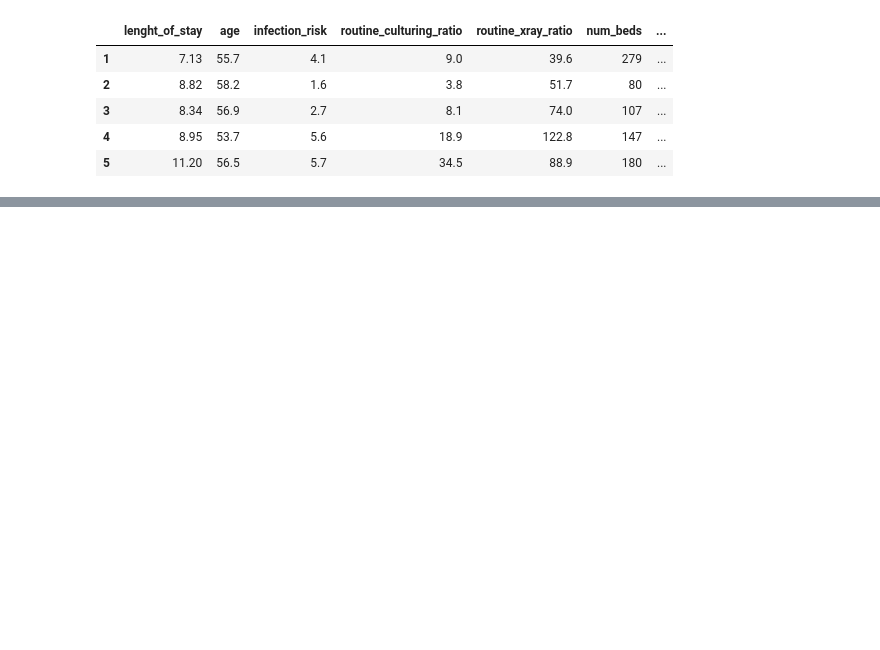
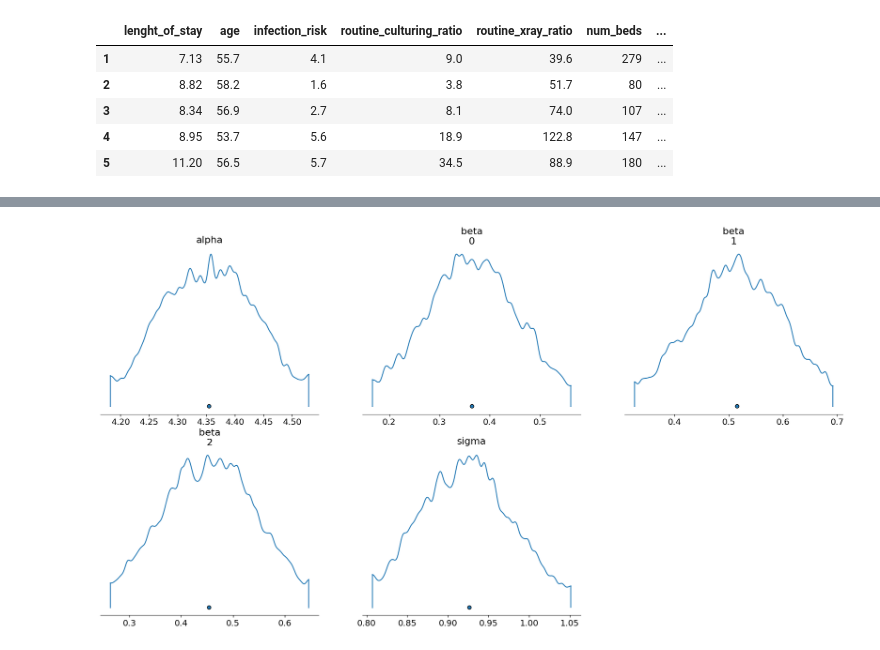
Before and after one commit to DaviGiordano/modeling-risk-infection, a Jupyter notebook: mcmc_with_metropolis_hastings.ipynb, the cells around one changed output, grey strips where cells are left out. Drawn from its saved outputs; the diff is of its cells as text; code cells hidden in the pictures; blank space fills up the shorter version.

Commit message:
attempt model selection with multiple models

```diff
--- a/mcmc_with_metropolis_hastings.ipynb
+++ b/mcmc_with_metropolis_hastings.ipynb
@@ -85,0 +68,3 @@ N: 113 D: 10
+# %%
+df -= df.mean()
+df /= df.std()
@@ -86,23 +89,13 @@ N: 113 D: 10
 # %%
-# Defining model
-basic_model = pm.Model()
+for df, model in zip(dfs, models):
+    with model:
+        # Priors for unknown model parameters
+        alpha = pm.Normal("alpha", mu=0, sigma=10)
+        beta = pm.Normal("beta", mu=0, sigma=10, shape=df.shape[1])
+        sigma = pm.HalfNormal("sigma", sigma=1)
 
-with basic_model:
-    # Priors for unknown model parameters
-    alpha = pm.Normal("alpha", mu=0, sigma=10)
-    beta = pm.Normal("beta", mu=0, sigma=10, shape=X.shape[1])
-    sigma = pm.HalfNormal("sigma", sigma=1)
+        # Expected value of outcome
+        mu = alpha + pm.math.dot(df, beta)
 
-    # Expected value of outcome
-    mu = alpha + pm.math.dot(X, beta)
-
-    # Likelihood (sampling distribution) of observations
-    Y_obs = pm.StudentT("Y_obs", mu=mu, sigma=sigma, nu=4, observed=Y)
+        # Likelihood (sampling distribution) of observations
+        Y_obs = pm.Normal("Y_obs", mu=mu, sigma=sigma, observed=Y)
-# %%
-# Sampling
-run_sampling = True
-if run_sampling:
-    with basic_model:
-        step = pm.Metropolis()
-        idata = pm.sample(100000, step=step)
-    az.to_netcdf(idata, 'models/model_results.nc')
@@ -121,0 +102,6 @@ loaded_idata = az.from_netcdf('models/model_results.nc')
+# %%
+idata = []
+for i, model in enumerate(models):
+    with model:
+        step = pm.Metropolis()
+        idata.append(pm.sample(10000, step=step, idata_kwargs = {'log_likelihood': True}))
@@ -122,5 +155,7 @@ loaded_idata = az.from_netcdf('models/model_results.nc')
 # %%
 # Plot posterior densities of parameters
-az.plot_density(idata, group='posterior', hdi_prob=0.95);
+az.plot_density(idata[4], group='posterior', hdi_prob=0.95);
+# %% [output]
+[figure, added]
 # %%
 # Plot parameters for covariates
```
Also changed, not shown: parts of 25 cells of this notebook.
